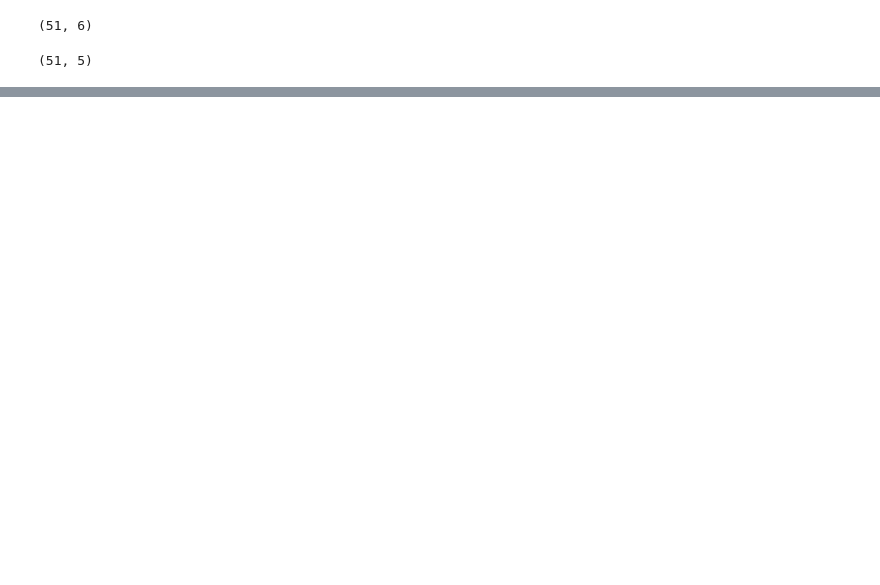
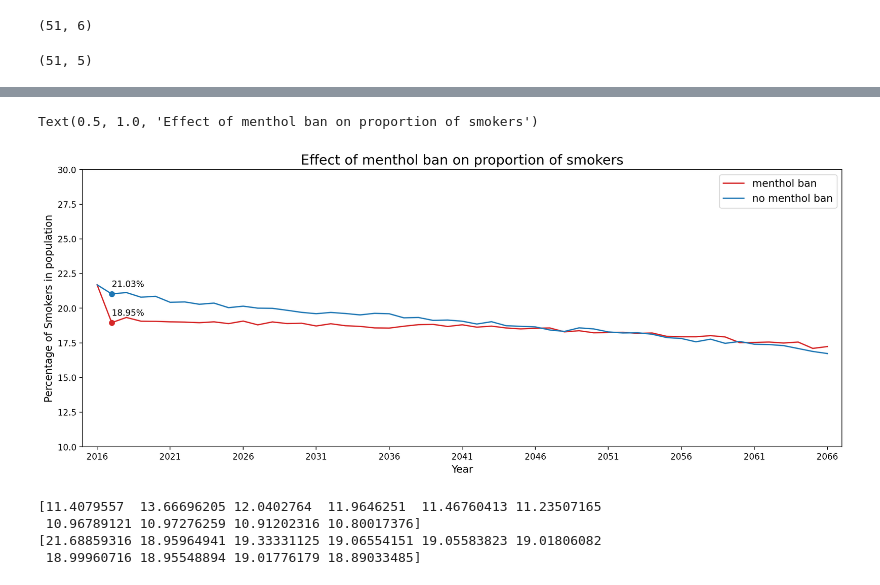
Before and after one commit to tapphughesn/menthol-model, a Jupyter notebook: menthol-model/inspect_data.ipynb, the cells around one changed output, grey strips where cells are left out. Cells and saved outputs as stored; diff of their text form; code cells hidden in the pictures; blank space fills up the shorter version.

```diff
--- a/menthol-model/inspect_data.ipynb
+++ b/menthol-model/inspect_data.ipynb
@@ -40,5 +28,10 @@ array([1.95978464e+08, 1.99562231e+08, 2.02383795e+08, 2.05205358e+08,
 # %%
+
+arr_year_smoking_state = None
+arr2_year_smoking_state = None
+
 arr_year_smoking_state = np.sum(arr,axis=(1,2))
+arr2_year_smoking_state = np.sum(arr2,axis=(1,2))
 arr_year_smoking_state.shape
 # %% [output]
 (51, 6)
@@ -84,10 +75,12 @@ arr_year_smoking_state.shape
 (51, 6)
 # %%
 arr_no_dead = arr_year_smoking_state[:,:-1]
+arr2_no_dead = arr2_year_smoking_state[:,:-1]
 arr_no_dead.shape
 # %% [output]
 (51, 5)
 # %%
 arr_no_dead_percents = arr_no_dead / np.sum(arr_no_dead, axis=1).reshape(-1,1) * 100
+arr2_no_dead_percents = arr2_no_dead / np.sum(arr2_no_dead, axis=1).reshape(-1,1) * 100
 arr_no_dead_percents[10,:]
 # %% [output]
@@ -119,0 +113,39 @@ Text(0.5, 1.0, 'Proportion of smoking groups in the living population')
+# %%
+fig, ax = plt.subplots(1,1,figsize=(16,6), dpi=200)
+y = np.sum(arr_no_dead_percents[:,2:], axis=1)
+y2 = np.sum(arr2_no_dead_percents[:,2:], axis=1)
+
+ax.plot(x, y, mycolors[0])
+ax.plot(x, y2, mycolors[1])
+
+plt.ylim(10,30)
+plt.xlim(x[0]-1, x[-1]+1)
+plt.xlabel("Year", fontsize=12)
+plt.ylabel("Percentage of Smokers in population", fontsize=12)
+plt.xticks(x[::5], fontsize=10, horizontalalignment='center')
+# ax.legend(["complex death rate", "average death rate"], fontsize=12, ncol=1)
+ax.legend(["menthol ban", "no menthol ban"], fontsize=12, ncol=1)
+for i,j in zip(x, y):
+    # if (i - 2016) % 5 == 0 and i > 2040:
+    if i == 2017:
+        ax.annotate(str(int(j * 100) / 100) + "%", xy=(i,j+0.5))
+        ax.scatter([i],[j],c=mycolors[0])
+for i,j in zip(x, y2):
+    # if (i - 2016) % 5 == 0 and i > 2040:
+    if i == 2017:
+        ax.annotate(str(int(j * 100) / 100) + "%", xy=(i,j+0.5))
+        ax.scatter([i],[j],c=mycolors[1])
+
+# plt.title("Proportion of smokers in the living population", fontsize=16)
+plt.title("Effect of menthol ban on proportion of smokers", fontsize=16)
+# %% [output]
+Text(0.5, 1.0, 'Effect of menthol ban on proportion of smokers')
+[figure, added]
+# %%
+print(arr_no_dead_percents[:,3][:10])
+print(np.sum(arr_no_dead_percents[:,2:], axis=1)[:10])
+# %% [output]
+[11.4079557  13.66696205 12.0402764  11.9646251  11.46760413 11.23507165
+ 10.96789121 10.97276259 10.91202316 10.80017376]
+[21.68859316 18.95964941 19.33331125 19.06554151 19.05583823 19.01806082
+ 18.99960716 18.95548894 19.01776179 18.89033485]
```
Also changed, not shown: parts of 10 cells of this notebook, 3 other files.
